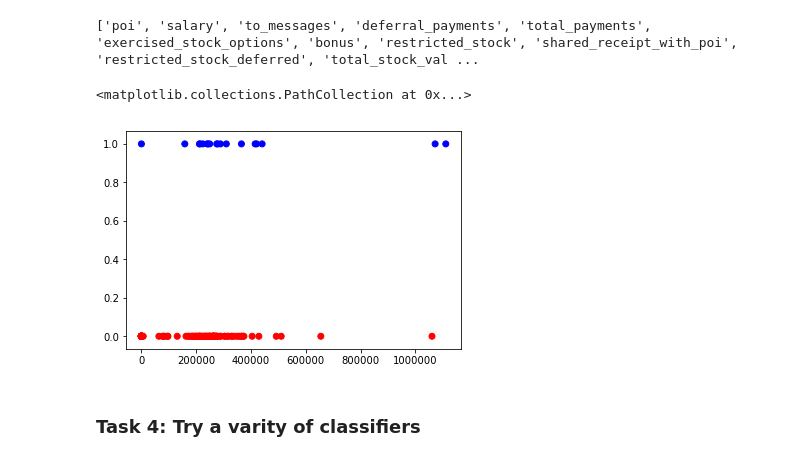
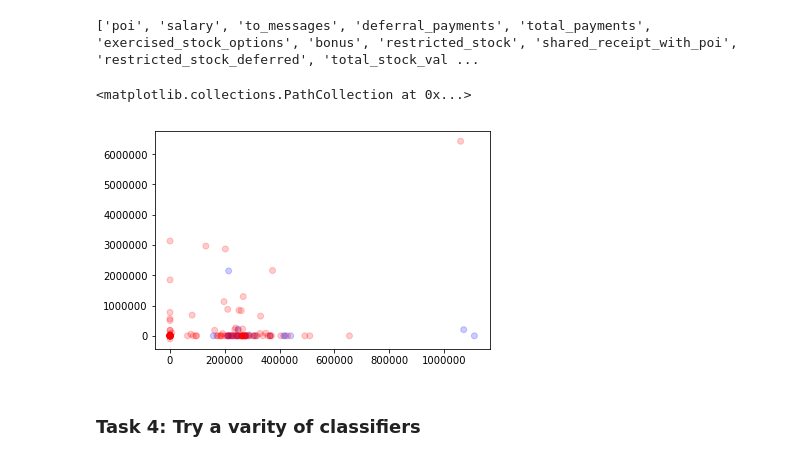
Before and after one commit to xmindata/Enron, a Jupyter notebook: Enron_fraud.ipynb, the cells around one changed output. Drawn from its saved outputs; the diff is of its cells as text; code cells hidden in the pictures.

Commit message:
Feat: update the plots

```diff
--- a/Enron_fraud.ipynb
+++ b/Enron_fraud.ipynb
@@ -560,10 +633,10 @@ print features_list
 ['poi', 'salary', 'to_messages', 'deferral_payments', 'total_payments', 'exercised_stock_options', 'bonus', 'restricted_stock', 'shared_receipt_with_poi', 'restricted_stock_deferred', 'total_stock_val ...
 # %%
 colors = np.where(df.poi ==0, 'r', 'b')
-plt.scatter(df.salary, df.poi, color = colors)
+plt.scatter(df.salary, df.deferral_payments, color = colors, alpha = 0.2)
 # %% [output]
 <matplotlib.collections.PathCollection at 0x...>
-[figure, old version]
+[figure, new version]
 # %% [markdown]
 ### Task 4: Try a varity of classifiers
 # %% [markdown]
```
Also changed, not shown: parts of 45 cells of this notebook.
